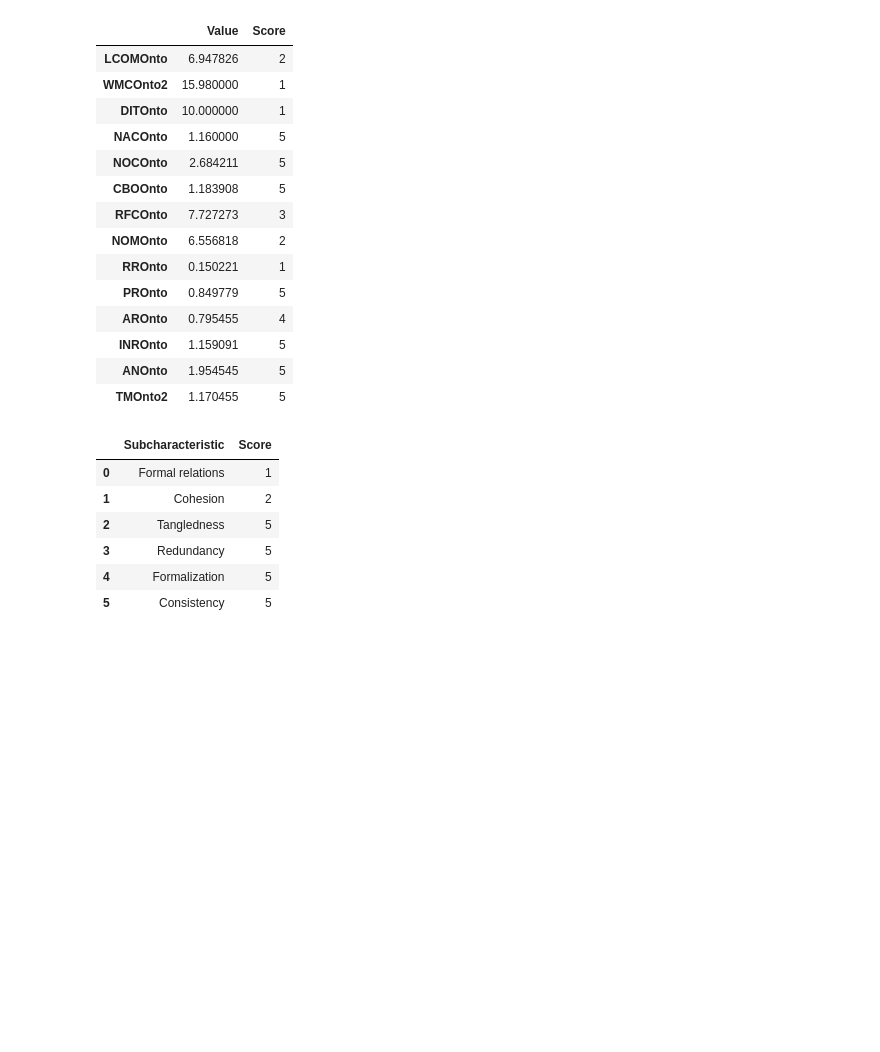
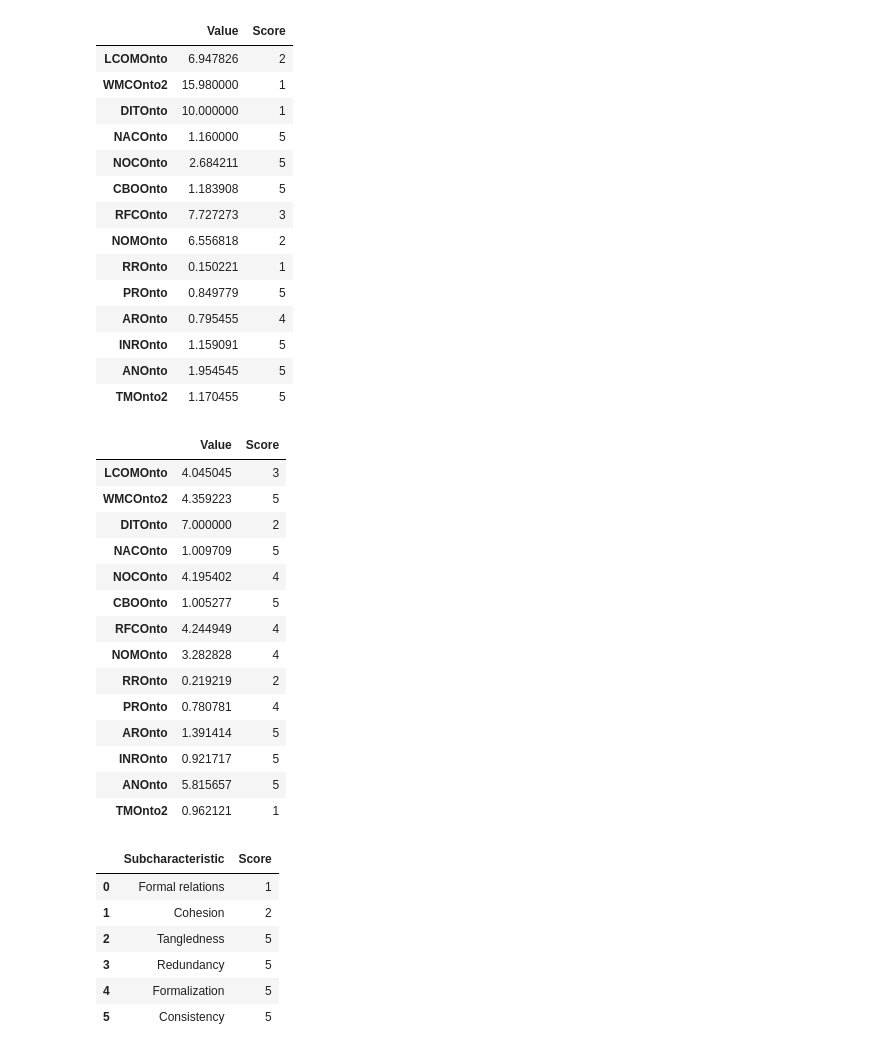
Before and after one commit to giulianodelagala/CURIOCITY, a Jupyter notebook: Evaluation/OquaRE/OquaRE.ipynb, the cells around one changed output. Drawn from its saved outputs; the diff is of its cells as text; code cells hidden in the pictures; blank space fills up the shorter version.

```diff
--- a/Evaluation/OquaRE/OquaRE.ipynb
+++ b/Evaluation/OquaRE/OquaRE.ipynb
@@ -45,6 +45,25 @@ CRM.ShowScore()
 | INROnto | 1.159091 | 5 |
 | ANOnto | 1.954545 | 5 |
 | TMOnto2 | 1.170455 | 5 |
+# %%
+ARCO = Evaluacion("../../arco.ttl")
+ARCO.ShowScore()
+# %% [output]
+|  | Value | Score |
+| LCOMOnto | 4.045045 | 3 |
+| WMCOnto2 | 4.359223 | 5 |
+| DITOnto | 7.000000 | 2 |
+| NACOnto | 1.009709 | 5 |
+| NOCOnto | 4.195402 | 4 |
+| CBOOnto | 1.005277 | 5 |
+| RFCOnto | 4.244949 | 4 |
+| NOMOnto | 3.282828 | 4 |
+| RROnto | 0.219219 | 2 |
+| PROnto | 0.780781 | 4 |
+| AROnto | 1.391414 | 5 |
+| INROnto | 0.921717 | 5 |
+| ANOnto | 5.815657 | 5 |
+| TMOnto2 | 0.962121 | 1 |
 # %%
 #fig = plt.figure()
 #ax = fig.add_axes([0,0,1,1])
```
Also changed, not shown: parts of 11 cells of this notebook.
